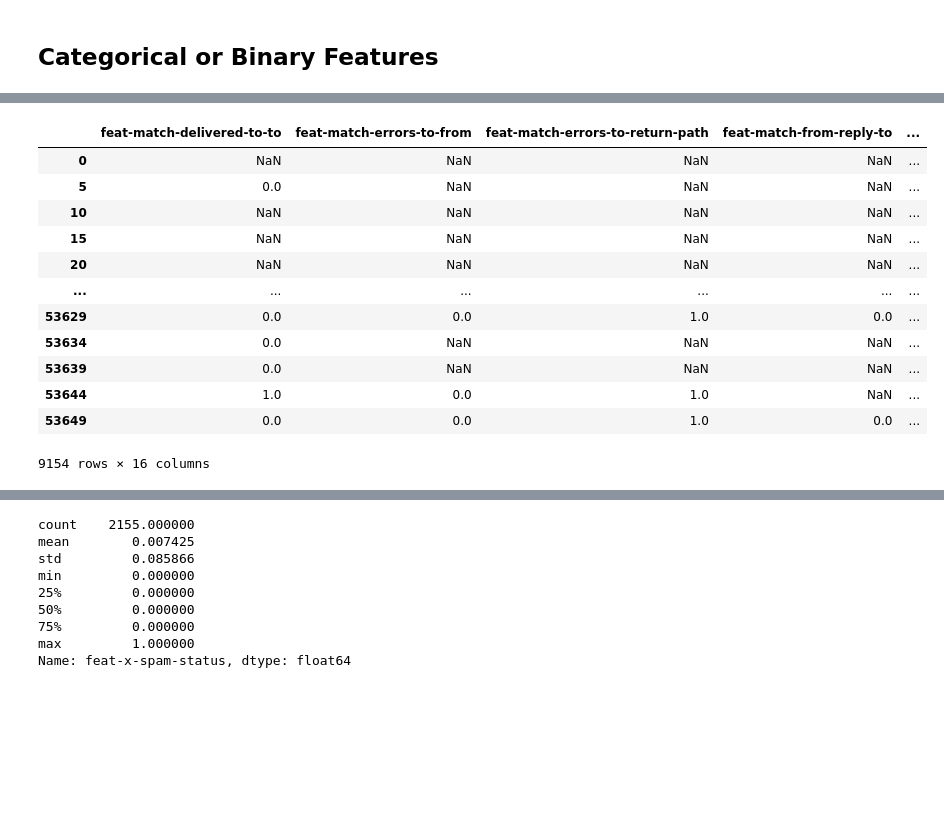
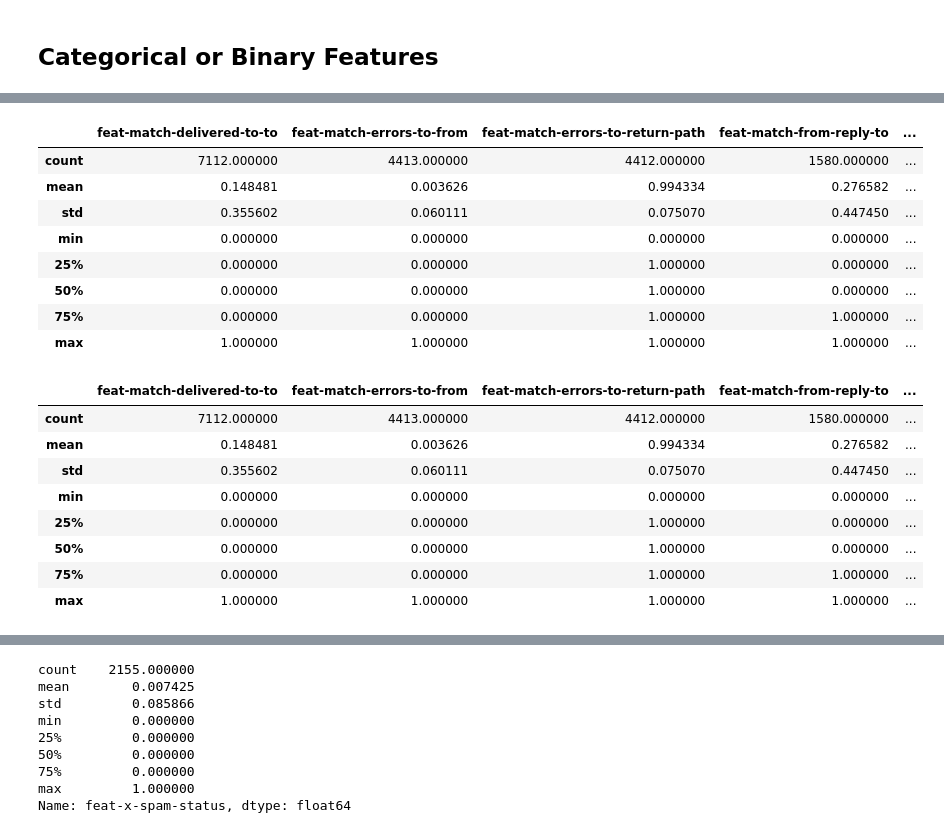
Before and after one commit to mtsraposo/hands-on-ml, a Jupyter notebook: hands_on_ml/chapter_3/notebooks/spam_classifier.ipynb, the cells around one changed output, grey strips where cells are left out. Cells and saved outputs as stored; diff of their text form; code cells hidden in the pictures; blank space fills up the shorter version.

```diff
--- a/hands_on_ml/chapter_3/notebooks/spam_classifier.ipynb
+++ b/hands_on_ml/chapter_3/notebooks/spam_classifier.ipynb
@@ -81,10 +79,11 @@ def parse_data():
     corpus_df = pd.DataFrame(columns=['date', 'difficulty', 'category', 'collection', 'body'])
     for dirpath, dirnames, filenames in os.walk(DATA_FOLDER):
         print(dirpath)
-        for filename in filenames:
-            corpus_path = os.path.join(dirpath, filename)
-            corpus_df, successful_files, failed_files = incorporate(corpus_df, corpus_path, dirpath, successful_files,
-                                                                    failed_files)
+        if re.match(r"^.*\.parquet$", dirpath) is None:
+            for filename in filenames:
+                corpus_path = os.path.join(dirpath, filename)
+                corpus_df, successful_files, failed_files = incorporate(corpus_df, corpus_path, dirpath, successful_files,
+                                                                        failed_files)
     return corpus_df, successful_files, failed_files
 
 
@@ -113,15 +112,17 @@ def incorporate(df, corpus_path, dirpath, successful_files, failed_files):
 
 
 def parse_ids(ids):
-    cls, difficulty, collection = None, None, None
+    cls, difficulty, collection = np.nan, np.nan, np.nan
     match ids:
-        case [cls, '', '']:
-            difficulty = None
-            collection = None
-        case [difficulty, cls, '']:
-            collection = None
-        case [difficulty, cls, collection]:
-            pass
+        case [cls_, '', '']:
+            cls = cls_
+        case [difficulty_, cls_, '']:
+            difficulty = difficulty_
+            cls = cls_
+        case [difficulty_, cls_, collection_]:
+            difficulty = difficulty_
+            cls = cls_
+            collection = collection_
         case _:
             pass
 
@@ -130,9 +131,11 @@ def parse_ids(ids):
 
 def save_as_parquet(df):
     spark_df = spark.createDataFrame(df)
-    spark_df.write.parquet(f'{DATA_FOLDER}/corpus.parquet')
+    spark_df.write.parquet(f'{DATA_FOLDER}/corpus.parquet', mode='overwrite')
 # %%
-if 'corpus.parquet' in set(os.listdir(DATA_FOLDER)):
+force_reload = True
+
+if 'corpus.parquet' in set(os.listdir(DATA_FOLDER)) and not force_reload:
     df = spark.read.parquet(f'{DATA_FOLDER}/corpus.parquet')
     corpus_df = df.toPandas()
 else:
@@ -159,3 +189,8 @@ corpus_df
 # Preprocessing
 # %% [markdown]
 ## Categorical or Binary Features
+# %%
+preproc_df = corpus_df.drop_duplicates(subset='body')
+preproc_df['category'] = preproc_df['category'].replace('', np.nan)
+preproc_df = preproc_df.dropna(subset='category')
+preproc_df.describe()
@@ -192,2 +245,3 @@ preproc_df = preproc_df.apply(extract_headers, axis=1)
 # %%
-reduced_preproc_df = preproc_df.dropna(thresh=1000, axis=1)
+reduced_preproc_df = preproc_df.dropna(thresh=800, axis=1)
+reduced_preproc_df.describe()
@@ -274,22 +357,29 @@ def one_hot_encode(df, col):
 
 
 with_encoded_cte_df = one_hot_encode(duplicate_messages_df, 'content-transfer-encoding')
+with_encoded_cte_df.describe()
+# %% [output]
+|  | feat-match-delivered-to-to | feat-match-errors-to-from | feat-match-errors-to-return-path | feat-match-from-reply-to | ... |
+| count | 7112.000000 | 4413.000000 | 4412.000000 | 1580.000000 | ... |
+| mean | 0.148481 | 0.003626 | 0.994334 | 0.276582 | ... |
+| std | 0.355602 | 0.060111 | 0.075070 | 0.447450 | ... |
+| min | 0.000000 | 0.000000 | 0.000000 | 0.000000 | ... |
+| 25% | 0.000000 | 0.000000 | 1.000000 | 0.000000 | ... |
+| 50% | 0.000000 | 0.000000 | 1.000000 | 0.000000 | ... |
+| 75% | 0.000000 | 0.000000 | 1.000000 | 1.000000 | ... |
+| max | 1.000000 | 1.000000 | 1.000000 | 1.000000 | ... |
 # %%
 with_encoded_precedence_df = one_hot_encode(with_encoded_cte_df, 'precedence')
-with_encoded_precedence_df[get_feat_cols(with_encoded_precedence_df)]
+with_encoded_precedence_df[get_feat_cols(with_encoded_precedence_df)].describe()
 # %% [output]
 |  | feat-match-delivered-to-to | feat-match-errors-to-from | feat-match-errors-to-return-path | feat-match-from-reply-to | ... |
-| 0 | NaN | NaN | NaN | NaN | ... |
-| 5 | 0.0 | NaN | NaN | NaN | ... |
-| 10 | NaN | NaN | NaN | NaN | ... |
-| 15 | NaN | NaN | NaN | NaN | ... |
-| 20 | NaN | NaN | NaN | NaN | ... |
-| ... | ... | ... | ... | ... | ... |
-| 53629 | 0.0 | 0.0 | 1.0 | 0.0 | ... |
-| 53634 | 0.0 | NaN | NaN | NaN | ... |
-| 53639 | 0.0 | NaN | NaN | NaN | ... |
-| 53644 | 1.0 | 0.0 | 1.0 | NaN | ... |
-| 53649 | 0.0 | 0.0 | 1.0 | 0.0 | ... |
+| count | 7112.000000 | 4413.000000 | 4412.000000 | 1580.000000 | ... |
+| mean | 0.148481 | 0.003626 | 0.994334 | 0.276582 | ... |
+| std | 0.355602 | 0.060111 | 0.075070 | 0.447450 | ... |
+| min | 0.000000 | 0.000000 | 0.000000 | 0.000000 | ... |
+| 25% | 0.000000 | 0.000000 | 1.000000 | 0.000000 | ... |
+| 50% | 0.000000 | 0.000000 | 1.000000 | 0.000000 | ... |
+| 75% | 0.000000 | 0.000000 | 1.000000 | 1.000000 | ... |
+| max | 1.000000 | 1.000000 | 1.000000 | 1.000000 | ... |
-9154 rows × 16 columns
 # %%
 with_encoded_mailman_version_df = one_hot_encode(with_encoded_precedence_df, 'x-mailman-version')
```
Also changed, not shown: parts of 34 cells of this notebook, 2 other files.
